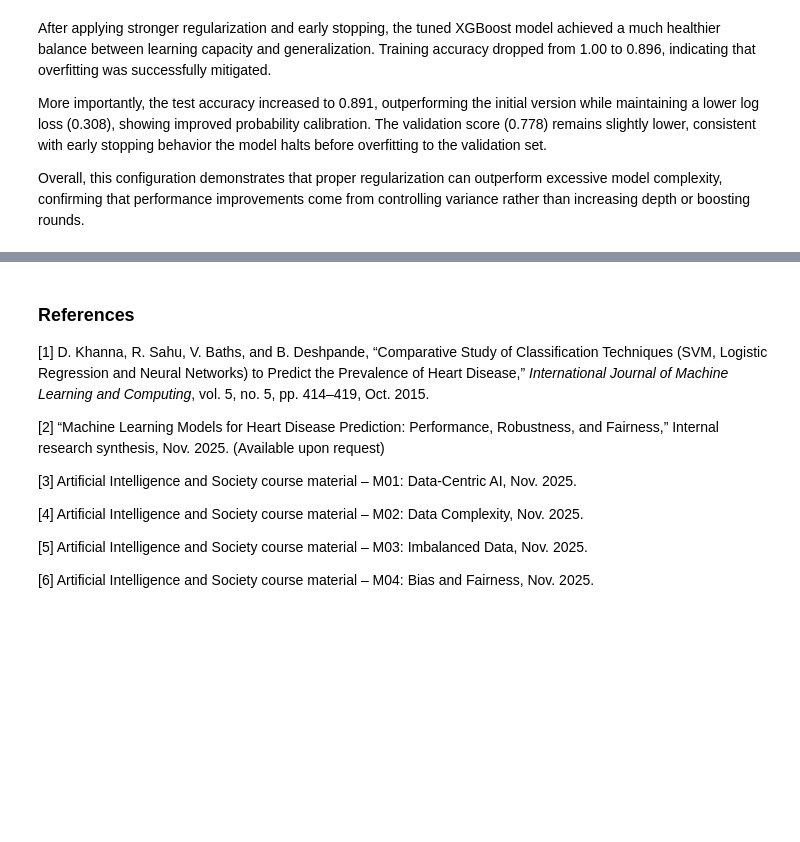
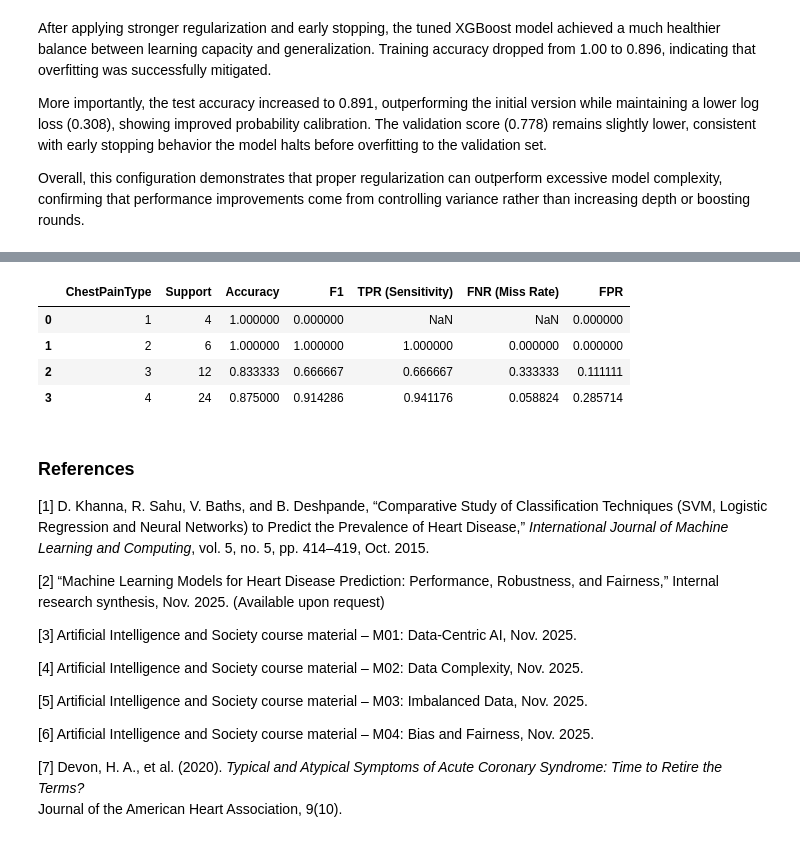
Before and after one commit to Mihalachee/Phenotypic-Bias-in-Heart-Disease-Prediction, a Jupyter notebook: indiviual.ipynb, the cells around one changed output, grey strips where cells are left out. Drawn from its saved outputs; the diff is of its cells as text; code cells hidden in the pictures; blank space fills up the shorter version.

```diff
--- a/indiviual.ipynb
+++ b/indiviual.ipynb
@@ -1375,3 +1554,45 @@ Overall, this configuration demonstrates that proper regularization can outperfo
+# %%
+results_cp = []
+
+for cp_value in sorted(X_test["cp"].unique()):
+    mask = X_test["cp"] == cp_value
+
+    X_sub = X_test[mask]
+    y_sub = y_test[mask]
+
+    if len(y_sub) == 0:
+        continue
+
+    y_pred_sub = xgb_tuned.predict(X_sub)
+
+    # Force confusion matrix to be 2x2
+    cm = confusion_matrix(y_sub, y_pred_sub, labels=[0, 1])
+    tn, fp, fn, tp = cm.ravel()
+
+    TPR = tp / (tp + fn) if (tp + fn) > 0 else np.nan
+    FNR = fn / (tp + fn) if (tp + fn) > 0 else np.nan
+    FPR = fp / (fp + tn) if (fp + tn) > 0 else np.nan
+
+    metrics = {
+        "ChestPainType": cp_value,
+        "Support": len(y_sub),
+        "Accuracy": accuracy_score(y_sub, y_pred_sub),
+        "F1": f1_score(y_sub, y_pred_sub, zero_division=0),
+        "TPR (Sensitivity)": TPR,
+        "FNR (Miss Rate)": FNR,
+        "FPR": FPR
+    }
+
+    results_cp.append(metrics)
+
+df_cp = pd.DataFrame(results_cp)
+df_cp
+# %% [output]
+|  | ChestPainType | Support | Accuracy | F1 | TPR (Sensitivity) | FNR (Miss Rate) | FPR |
+| 0 | 1 | 4 | 1.000000 | 0.000000 | NaN | NaN | 0.000000 |
+| 1 | 2 | 6 | 1.000000 | 1.000000 | 1.000000 | 0.000000 | 0.000000 |
+| 2 | 3 | 12 | 0.833333 | 0.666667 | 0.666667 | 0.333333 | 0.111111 |
+| 3 | 4 | 24 | 0.875000 | 0.914286 | 0.941176 | 0.058824 | 0.285714 |
 # %% [markdown]
 ### References
 
@@ -1386,3 +1607,6 @@ Overall, this configuration demonstrates that proper regularization can outperfo
 [5] Artificial Intelligence and Society course material – M03: Imbalanced Data, Nov. 2025.
 
 [6] Artificial Intelligence and Society course material – M04: Bias and Fairness, Nov. 2025.
+
+[7] Devon, H. A., et al. (2020). *Typical and Atypical Symptoms of Acute Coronary Syndrome: Time to Retire the Terms?*
+Journal of the American Heart Association, 9(10).
```
Also changed, not shown: parts of 20 cells of this notebook.
